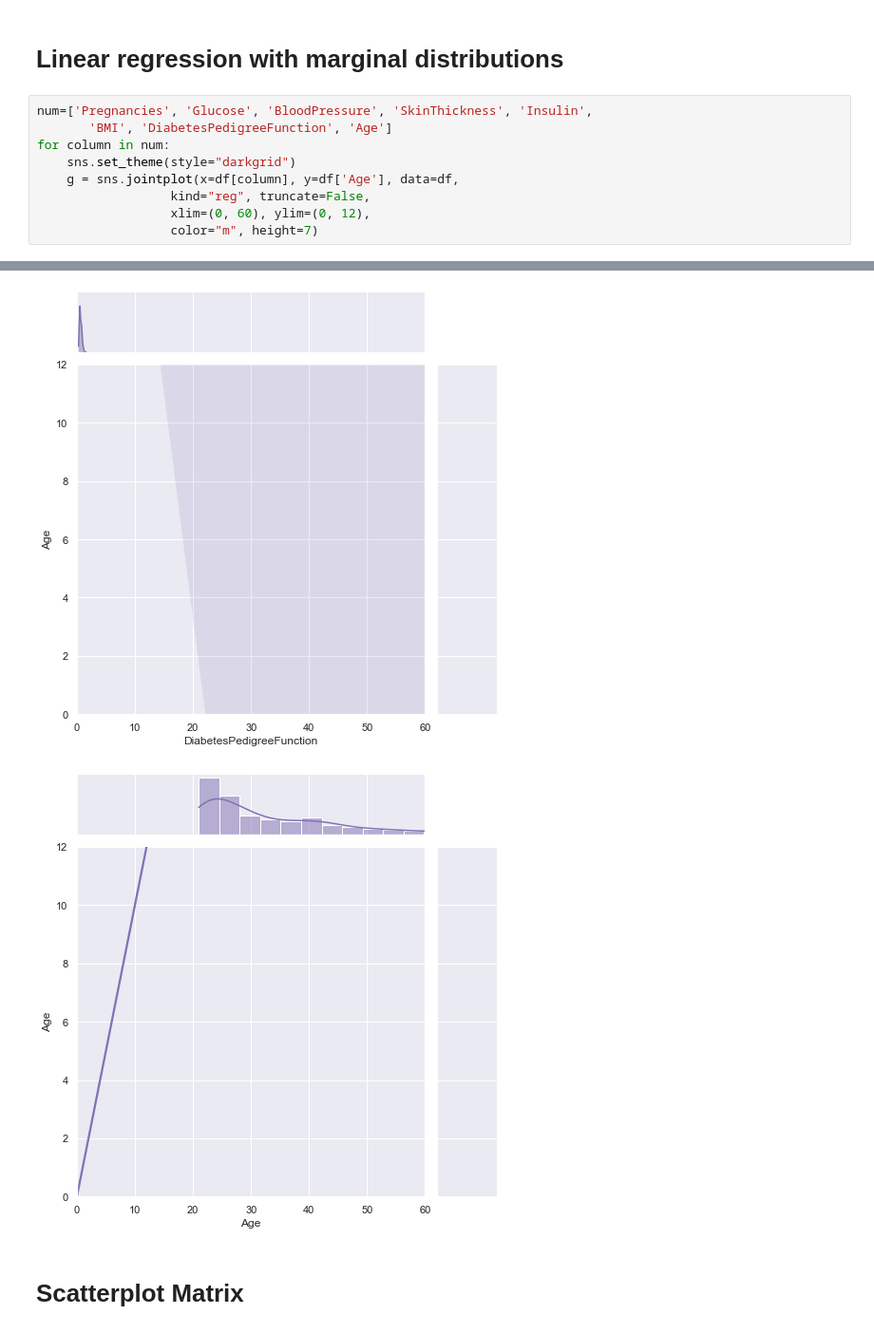
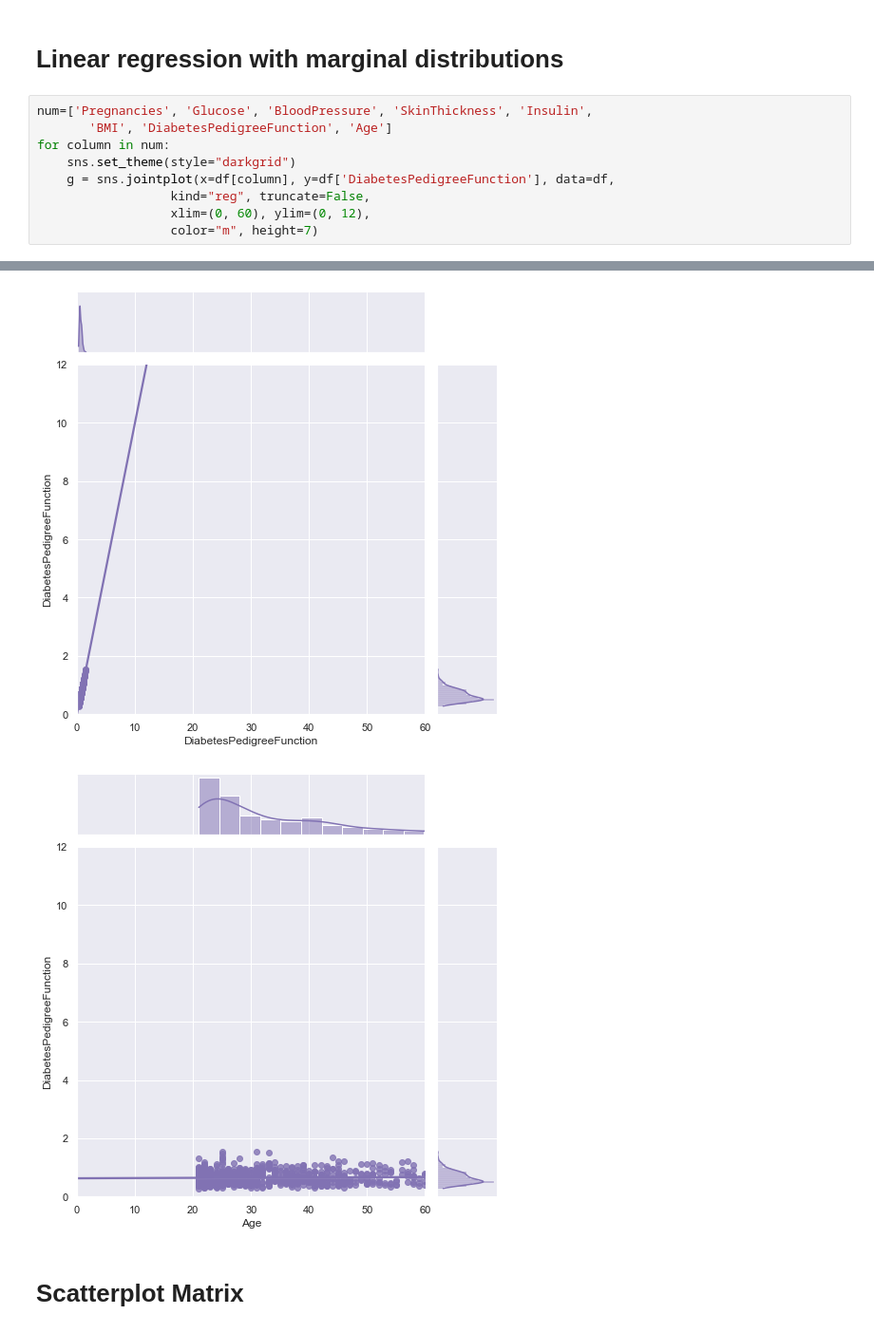
Before and after one commit to Ajay-Satish-01/Diabetes-IV-viz, a Jupyter notebook: diabetesprediction.ipynb, the cells around one changed output, grey strips where cells are left out. Shown at 95% size. Saved outputs shown, nothing was run; the diff lists cells and outputs as text.

```diff
--- a/diabetesprediction.ipynb
+++ b/diabetesprediction.ipynb
@@ -269,7 +269,7 @@ num=['Pregnancies', 'Glucose', 'BloodPressure', 'SkinThickness', 'Insulin',
        'BMI', 'DiabetesPedigreeFunction', 'Age']
 for column in num:
     sns.set_theme(style="darkgrid")
-    g = sns.jointplot(x=df[column], y=df['Age'], data=df,
+    g = sns.jointplot(x=df[column], y=df['DiabetesPedigreeFunction'], data=df,
                   kind="reg", truncate=False,
                   xlim=(0, 60), ylim=(0, 12),
                   color="m", height=7)
@@ -283,5 +283,5 @@ for column in num:
-[figure, old version]
+[figure, new version]
-[figure, old version]
+[figure, new version]
 # %% [markdown]
 # **Scatterplot Matrix**
 # %%
```
Also changed, not shown: parts of 1 cell of this notebook.
